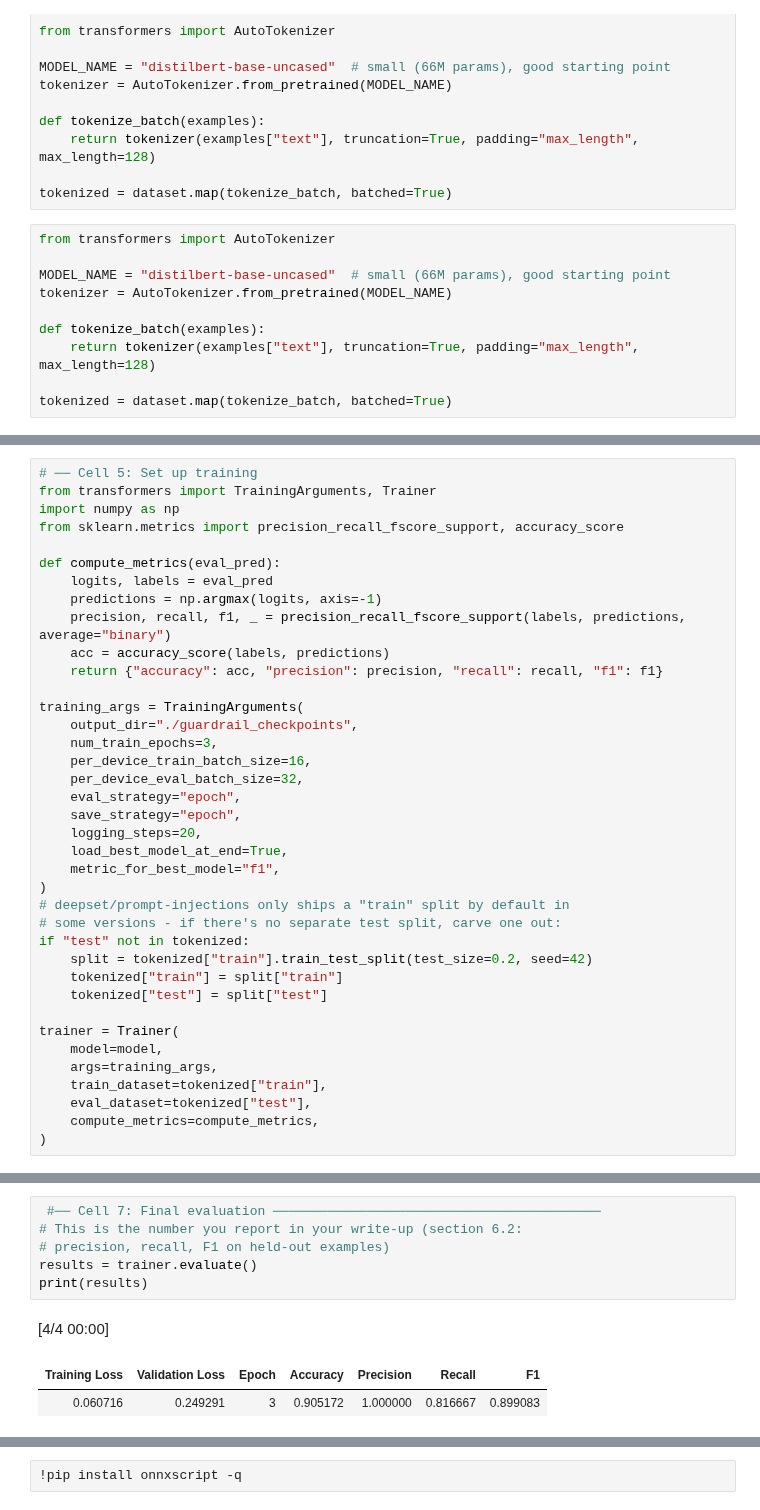
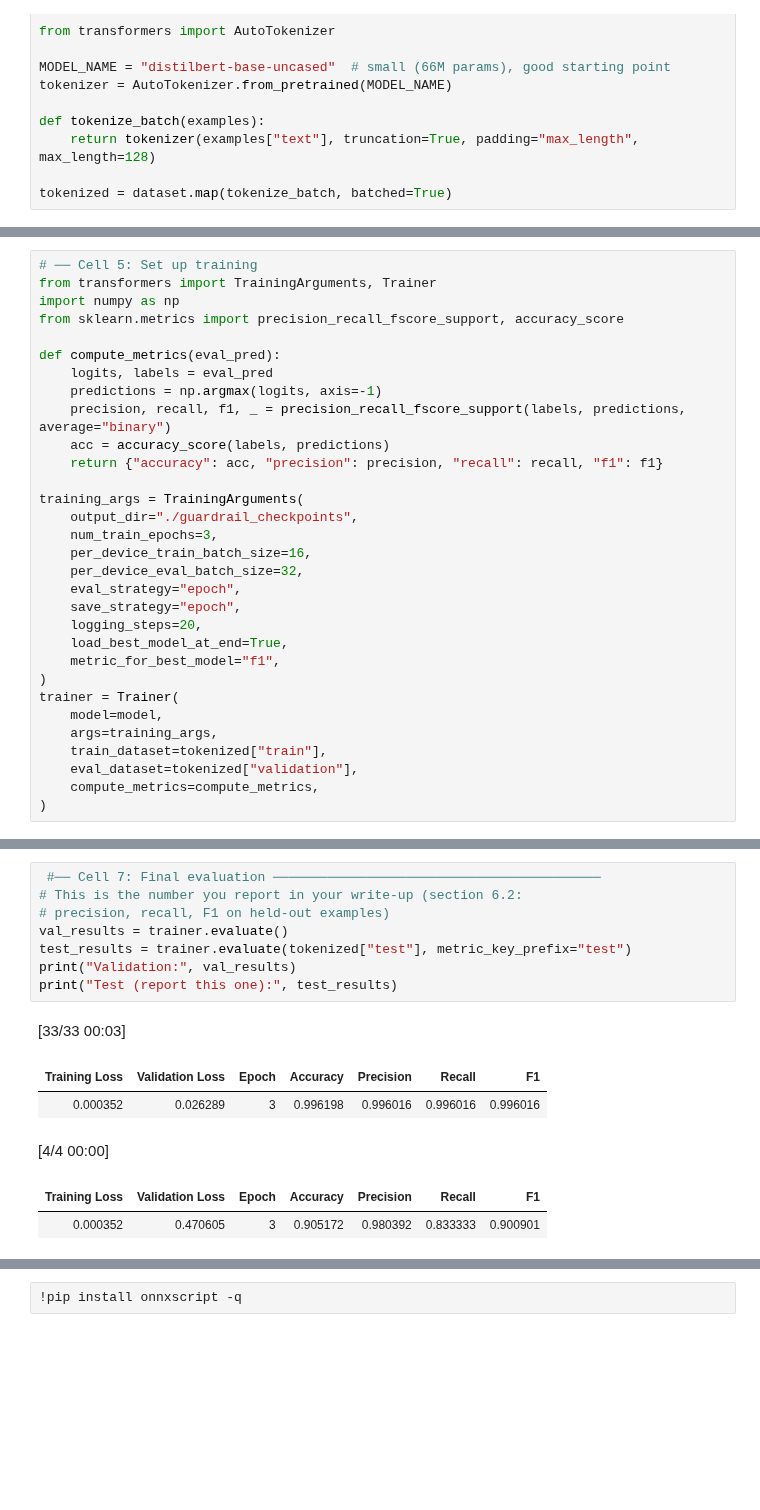
Before and after one commit to AkhilKas/edgeguard, a Jupyter notebook: edge_guard_training.ipynb, the cells around one changed output, grey strips where cells are left out. Cells and saved outputs as stored; diff of their text form; blank space fills up the shorter version.

```diff
--- a/edge_guard_training.ipynb
+++ b/edge_guard_training.ipynb
@@ -57,16 +93,6 @@ def tokenize_batch(examples):
     return tokenizer(examples["text"], truncation=True, padding="max_length", max_length=128)
 
 tokenized = dataset.map(tokenize_batch, batched=True)
-# %%
-from transformers import AutoTokenizer
-
-MODEL_NAME = "distilbert-base-uncased"  # small (66M params), good starting point
-tokenizer = AutoTokenizer.from_pretrained(MODEL_NAME)
-
-def tokenize_batch(examples):
-    return tokenizer(examples["text"], truncation=True, padding="max_length", max_length=128)
-
-tokenized = dataset.map(tokenize_batch, batched=True)
 # %%
 # ── Cell 4: Load the base model for classification
 
@@ -118,18 +144,11 @@ training_args = TrainingArguments(
     load_best_model_at_end=True,
     metric_for_best_model="f1",
 )
-# deepset/prompt-injections only ships a "train" split by default in
-# some versions - if there's no separate test split, carve one out:
-if "test" not in tokenized:
-    split = tokenized["train"].train_test_split(test_size=0.2, seed=42)
-    tokenized["train"] = split["train"]
-    tokenized["test"] = split["test"]
-
 trainer = Trainer(
     model=model,
     args=training_args,
     train_dataset=tokenized["train"],
-    eval_dataset=tokenized["test"],
+    eval_dataset=tokenized["validation"],
     compute_metrics=compute_metrics,
 )
 # %%
@@ -145,10 +164,15 @@ TrainOutput(global_step=105, training_loss=0.2460442724682036, metrics={'train_r
 # %%
  #── Cell 7: Final evaluation ──────────────────────────────────────────
 # This is the number you report in your write-up (section 6.2:
 # precision, recall, F1 on held-out examples)
-results = trainer.evaluate()
-print(results)
+val_results = trainer.evaluate()
+test_results = trainer.evaluate(tokenized["test"], metric_key_prefix="test")
+print("Validation:", val_results)
+print("Test (report this one):", test_results)
 # %% [output]
-[4/4 00:00]
+[33/33 00:03]
 | Training Loss | Validation Loss | Epoch | Accuracy | Precision | Recall | F1 |
-| 0.060716 | 0.249291 | 3 | 0.905172 | 1.000000 | 0.816667 | 0.899083 |
+| 0.000352 | 0.026289 | 3 | 0.996198 | 0.996016 | 0.996016 | 0.996016 |
+[4/4 00:00]
+| Training Loss | Validation Loss | Epoch | Accuracy | Precision | Recall | F1 |
+| 0.000352 | 0.470605 | 3 | 0.905172 | 0.980392 | 0.833333 | 0.900901 |
```
Also changed, not shown: parts of 12 cells of this notebook.
